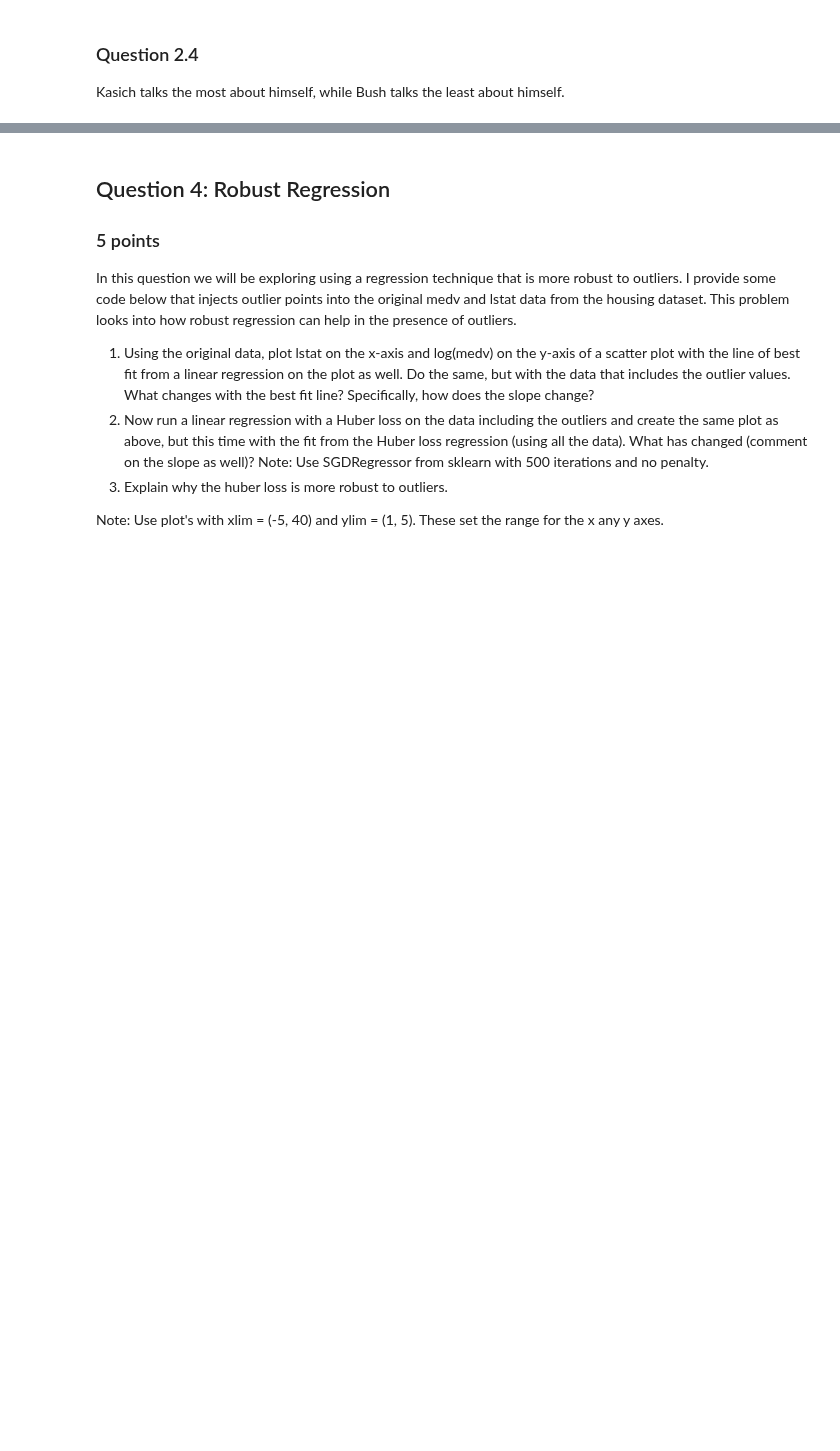
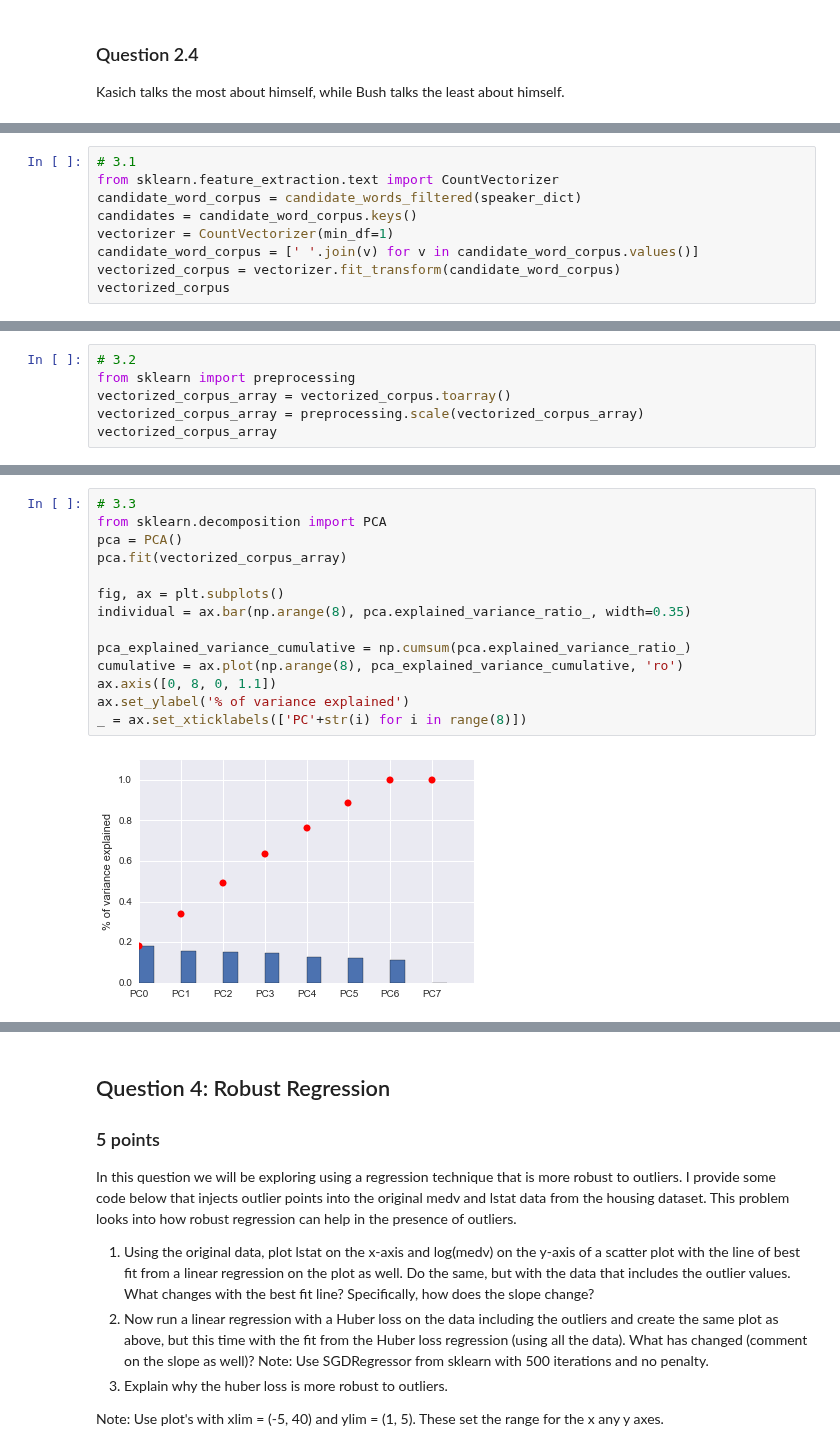
Before and after one commit to wenyangfu/EE361M_Homework, a Jupyter notebook: homework2/Group3_HW2.ipynb, the cells around one changed output, grey strips where cells are left out. Cells and saved outputs as stored; diff of their text form; blank space fills up the shorter version.

```diff
--- a/homework2/Group3_HW2.ipynb
+++ b/homework2/Group3_HW2.ipynb
@@ -258,3 +258,12 @@ In this question, you will explore an application of PCA.
 2. Plot the explained variance as a function of the number of PCA components (called a scree plot). Use sklearn's PCA functionality to do this.
 3. Now pick the top two principal components and project the data onto the respective dimensions. Visualize the data in a scatter plot and label each point with the candidate's name. Who are the outliers? Use sklearn and matplotlib for this.
 4.  In what sense is PCA an optimal feature extraction technique? Describe a situation where you would prefer feature selection to (linear) feature extraction, even though the former  is a special case of the latter.
+# %%
+# 3.1
+from sklearn.feature_extraction.text import CountVectorizer
+candidate_word_corpus = candidate_words_filtered(speaker_dict)
+candidates = candidate_word_corpus.keys()
+vectorizer = CountVectorizer(min_df=1)
+candidate_word_corpus = [' '.join(v) for v in candidate_word_corpus.values()]
+vectorized_corpus = vectorizer.fit_transform(candidate_word_corpus)
+vectorized_corpus
@@ -260,0 +273,6 @@ In this question, you will explore an application of PCA.
+# %%
+# 3.2
+from sklearn import preprocessing
+vectorized_corpus_array = vectorized_corpus.toarray()
+vectorized_corpus_array = preprocessing.scale(vectorized_corpus_array)
+vectorized_corpus_array
@@ -260,0 +293,16 @@ In this question, you will explore an application of PCA.
+# %%
+# 3.3
+from sklearn.decomposition import PCA
+pca = PCA()
+pca.fit(vectorized_corpus_array)
+
+fig, ax = plt.subplots()
+individual = ax.bar(np.arange(8), pca.explained_variance_ratio_, width=0.35)
+
+pca_explained_variance_cumulative = np.cumsum(pca.explained_variance_ratio_)
+cumulative = ax.plot(np.arange(8), pca_explained_variance_cumulative, 'ro')
+ax.axis([0, 8, 0, 1.1])
+ax.set_ylabel('% of variance explained')
+_ = ax.set_xticklabels(['PC'+str(i) for i in range(8)])
+# %% [output]
+[figure, added]
```
Also changed, not shown: parts of 8 cells of this notebook.
